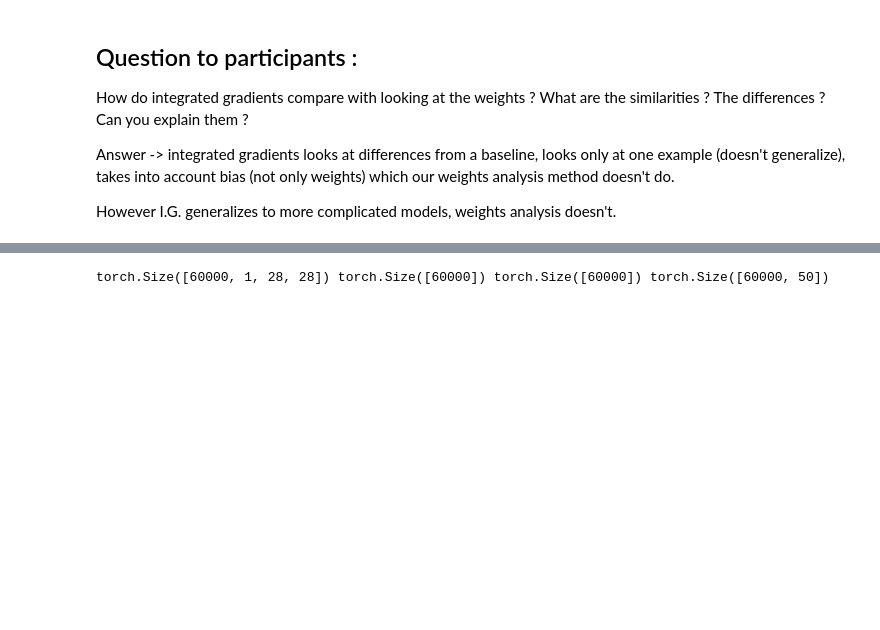
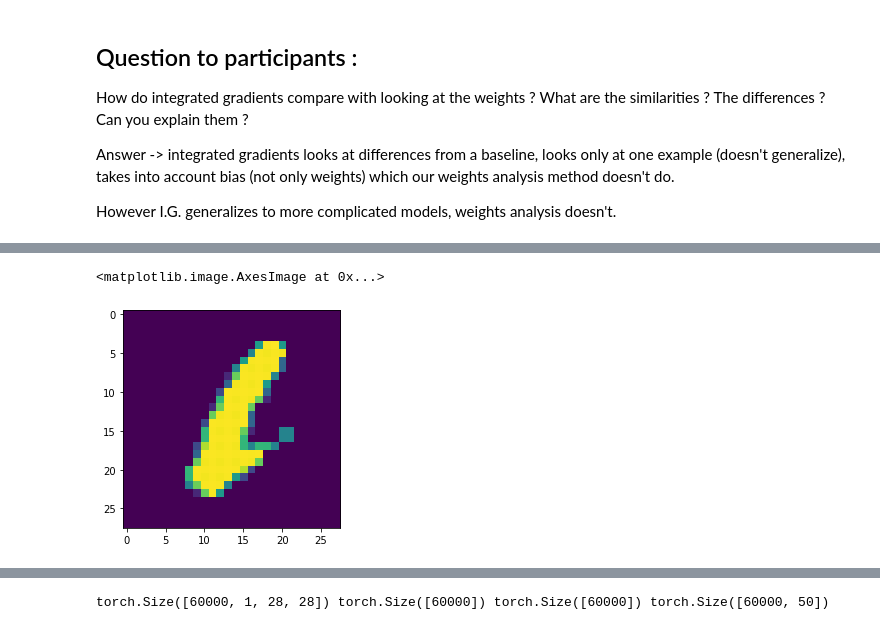
Before and after one commit to mathysgrapotte/deepexplain, a Jupyter notebook: explainable_tutorial.ipynb, the cells around one changed output, grey strips where cells are left out. Drawn from its saved outputs; the diff is of its cells as text; code cells hidden in the pictures; blank space fills up the shorter version.

```diff
--- a/explainable_tutorial.ipynb
+++ b/explainable_tutorial.ipynb
@@ -376,0 +540,15 @@ However I.G. generalizes to more complicated models, weights analysis doesn't.
+# %%
+def mask_to_background(image,mask_size,top_left_anchor):
+
+  # background of characters is 0
+
+  x_a,y_a=top_left_anchor # expected as a tuple of 2
+
+  if x_a+mask_size<=image.shape[0] and y_a+mask_size<=image.shape[1]:
+
+    mask=torch.ones(image.shape,dtype=torch.float32)
+    mask[x_a:x_a+mask_size,y_a:y_a+mask_size].multiply_(0)
+
+    return image*mask
+  else:
+    print('invalid parameter combination')
@@ -376,0 +564,5 @@ However I.G. generalizes to more complicated models, weights analysis doesn't.
+# %%
+plt.imshow(mask_to_background(image,mask_size=4,top_left_anchor=(18,18)))
+# %% [output]
+<matplotlib.image.AxesImage at 0x...>
+[figure, added]
```
Also changed, not shown: parts of 159 cells of this notebook, 1 other file.
